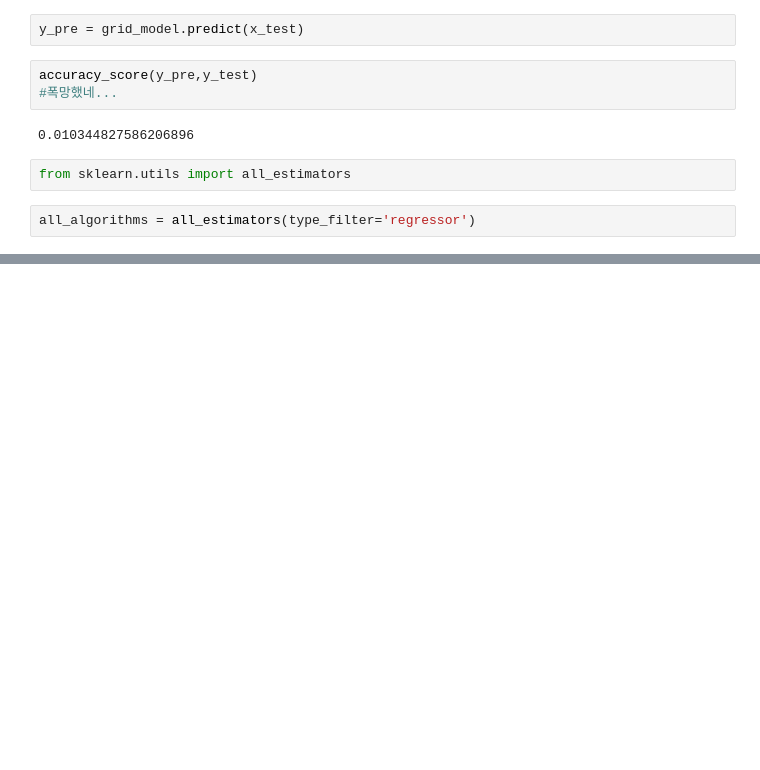
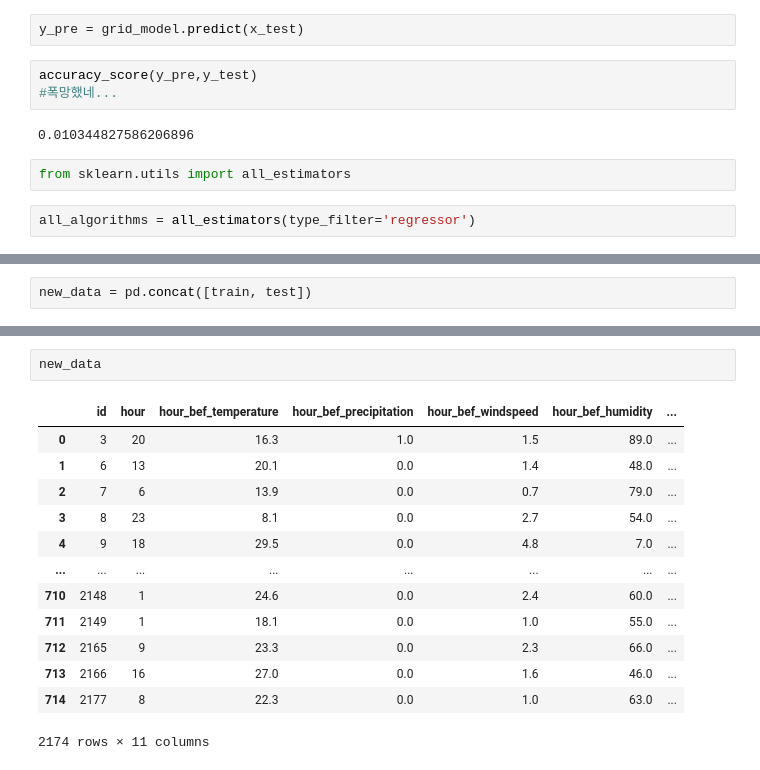
Before and after one commit to hongyeol-seo/ex_dacon_study, a Jupyter notebook: 데이콘/230315_서홍열_따릉이.ipynb, the cells around one changed output, grey strips where cells are left out. Saved outputs shown, nothing was run; the diff lists cells and outputs as text; blank space fills up the shorter version.

```diff
--- a/데이콘/230315_서홍열_따릉이.ipynb
+++ b/데이콘/230315_서홍열_따릉이.ipynb
@@ -323,0 +327,2 @@ all_algorithms = all_estimators(type_filter='regressor')
+# %%
+new_data = pd.concat([train, test])
@@ -323,0 +344,16 @@ all_algorithms = all_estimators(type_filter='regressor')
+# %%
+new_data
+# %% [output]
+|  | id | hour | hour_bef_temperature | hour_bef_precipitation | hour_bef_windspeed | hour_bef_humidity | ... |
+| 0 | 3 | 20 | 16.3 | 1.0 | 1.5 | 89.0 | ... |
+| 1 | 6 | 13 | 20.1 | 0.0 | 1.4 | 48.0 | ... |
+| 2 | 7 | 6 | 13.9 | 0.0 | 0.7 | 79.0 | ... |
+| 3 | 8 | 23 | 8.1 | 0.0 | 2.7 | 54.0 | ... |
+| 4 | 9 | 18 | 29.5 | 0.0 | 4.8 | 7.0 | ... |
+| ... | ... | ... | ... | ... | ... | ... | ... |
+| 710 | 2148 | 1 | 24.6 | 0.0 | 2.4 | 60.0 | ... |
+| 711 | 2149 | 1 | 18.1 | 0.0 | 1.0 | 55.0 | ... |
+| 712 | 2165 | 9 | 23.3 | 0.0 | 2.3 | 66.0 | ... |
+| 713 | 2166 | 16 | 27.0 | 0.0 | 1.6 | 46.0 | ... |
+| 714 | 2177 | 8 | 22.3 | 0.0 | 1.0 | 63.0 | ... |
+2174 rows × 11 columns
```
Also changed, not shown: parts of 9 cells of this notebook, 6 other files.
